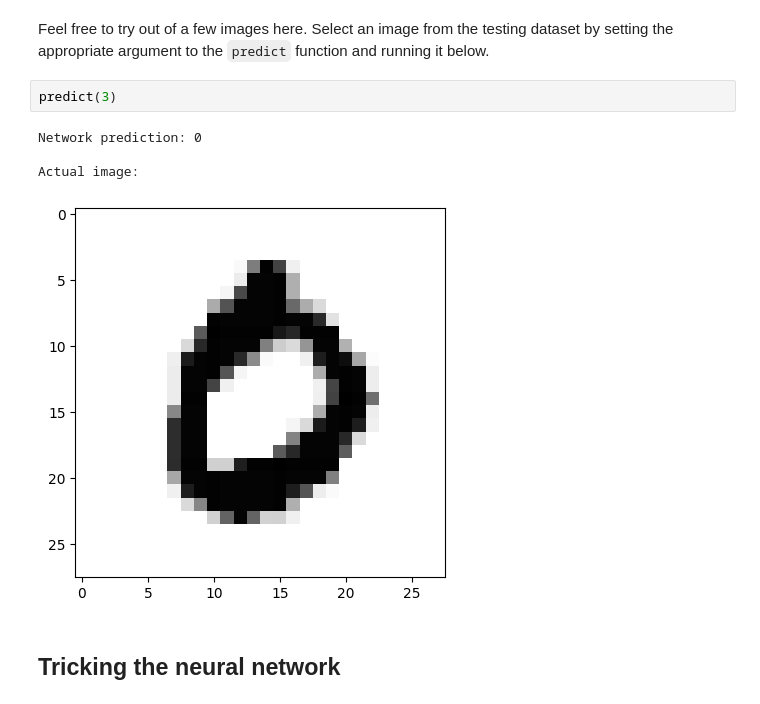
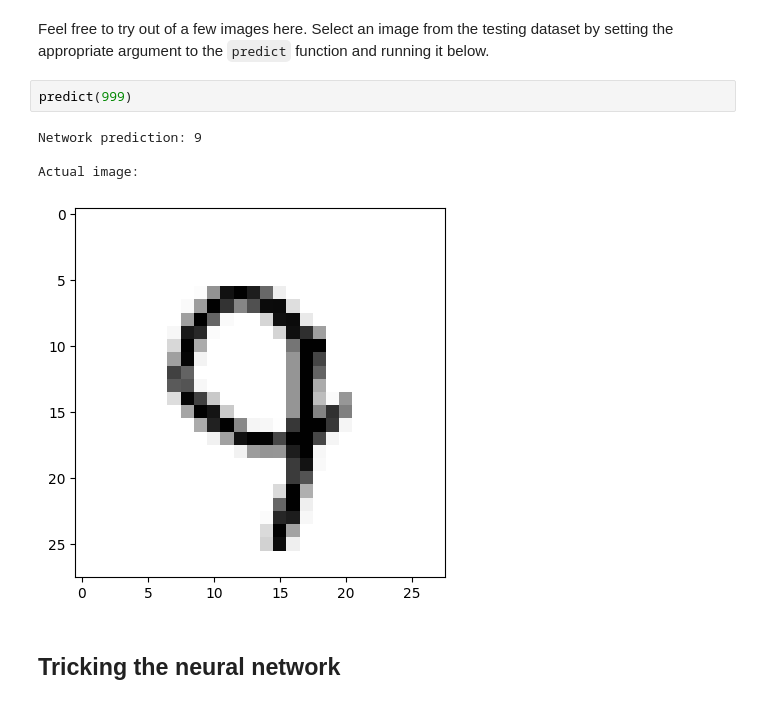
Before and after one commit to nouredd2/Simple_Adversarial_Examples, a Jupyter notebook: adversarial_example.ipynb, the cells around one changed output. Saved outputs shown, nothing was run; the diff lists cells and outputs as text.

```diff
--- a/adversarial_example.ipynb
+++ b/adversarial_example.ipynb
@@ -54,12 +54,12 @@ Actual image:
 # %% [markdown]
 Feel free to try out of a few images here. Select an image from the testing dataset by setting the appropriate argument to the `predict` function and running it below.
 # %%
-predict(3)
+predict(999)
 # %% [output]
-Network prediction: 0
+Network prediction: 9
 
 Actual image:
-[figure, old version]
+[figure, new version]
 # %% [markdown]
 ## Tricking the neural network
 # %% [markdown]
```
Also changed, not shown: parts of 2 cells of this notebook.
